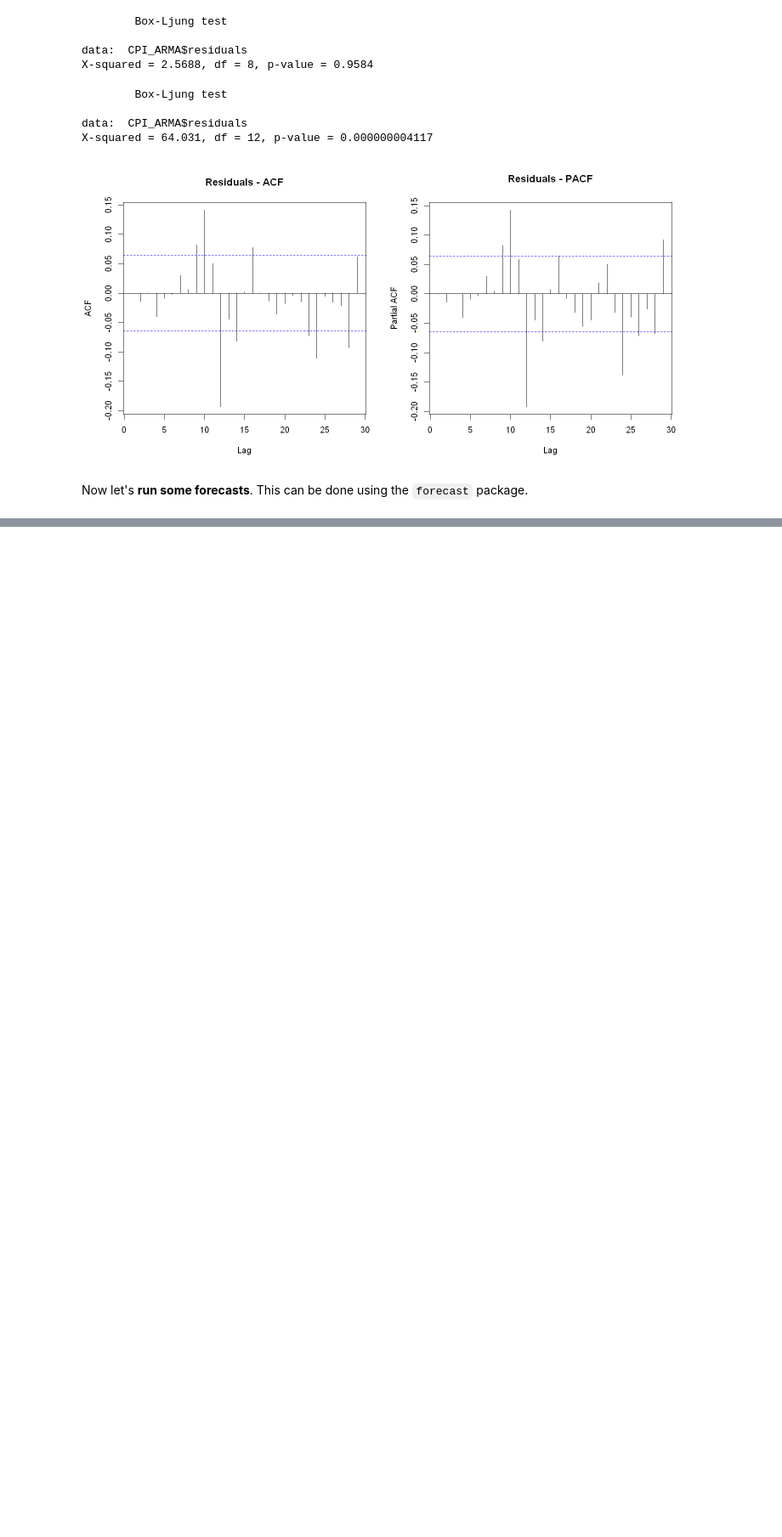
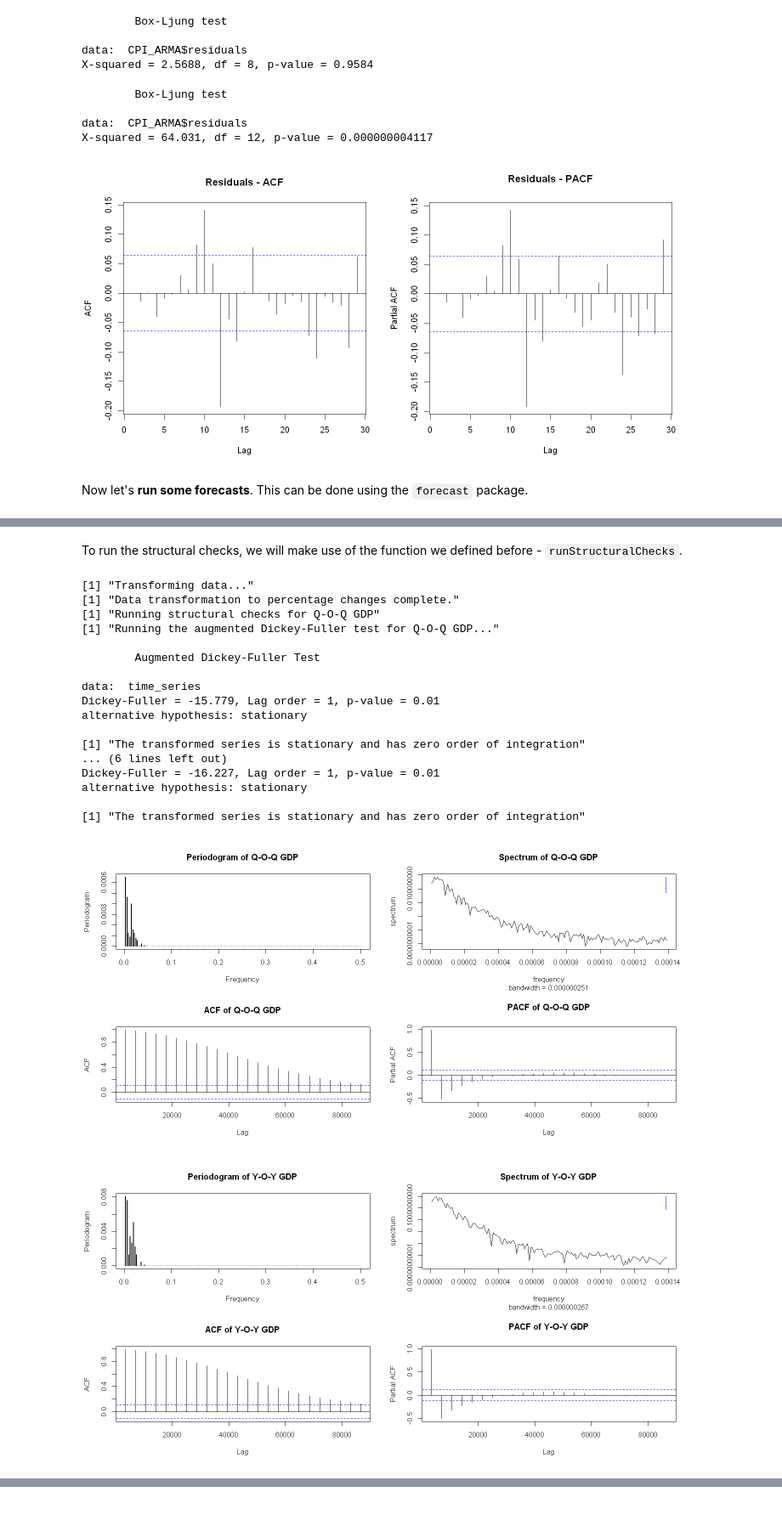
Before and after one commit to PetrCala/macro_tools_term_paper, a Jupyter notebook: code/cala_termpaper_main.ipynb, the cells around one changed output, grey strips where cells are left out. Shown at 85% size. Drawn from its saved outputs; the diff is of its cells as text; code cells hidden in the pictures; blank space fills up the shorter version.

```diff
--- a/code/cala_termpaper_main.ipynb
+++ b/code/cala_termpaper_main.ipynb
@@ -366,0 +400,41 @@ Results of the output gap estimation here
+# %% [markdown]
+To run the structural checks, we will make use of the function we defined before - `runStructuralChecks`.
+# %%
+# HP filter specifications
+print('Transforming data...')
+
+## Differences of q-o-q and y-o-y
+hp_qoq_change <- na.omit(diff(hp_trend, lag=1))
+hp_yoy_change <- na.omit(diff(hp_trend, lag=4))
+
+print('Data transformation to percentage changes complete.')
+
+# Run various structural checks using a compact function (for details see the source R script)
+par(mfrow=c(2,2))
+runStructuralChecks(hp_qoq_change, "Q-O-Q GDP")
+runStructuralChecks(hp_yoy_change, "Y-O-Y GDP")
+
+# Forecast using the GDP trend
+
+par(mfrow=c(1,1))
+hp_forecast <- forecastData(hp_qoq_change, periods=8, date_frequency="quarter", series_name="GDP Q-O-Q")
+# %% [output]
+[1] "Transforming data..."
+[1] "Data transformation to percentage changes complete."
+[1] "Running structural checks for Q-O-Q GDP"
+[1] "Running the augmented Dickey-Fuller test for Q-O-Q GDP..."
+
+        Augmented Dickey-Fuller Test
+
+data:  time_series
+Dickey-Fuller = -15.779, Lag order = 1, p-value = 0.01
+alternative hypothesis: stationary
+
+[1] "The transformed series is stationary and has zero order of integration"
+... (6 lines left out)
+Dickey-Fuller = -16.227, Lag order = 1, p-value = 0.01
+alternative hypothesis: stationary
+
+[1] "The transformed series is stationary and has zero order of integration"
+[figure, added]
+[figure, added]
```
Also changed, not shown: parts of 14 cells of this notebook, 1 other file.
